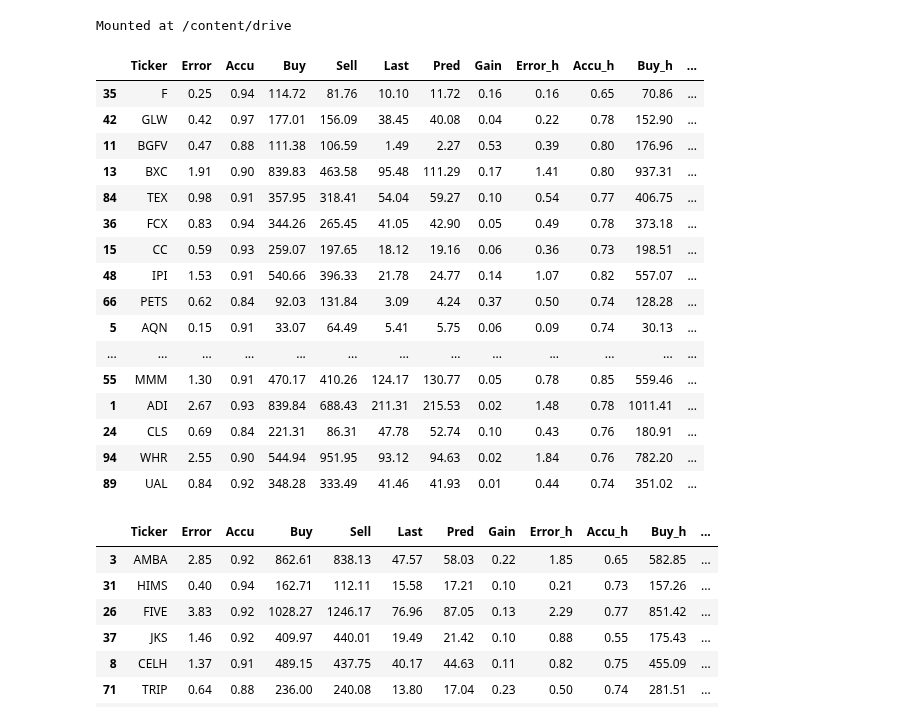
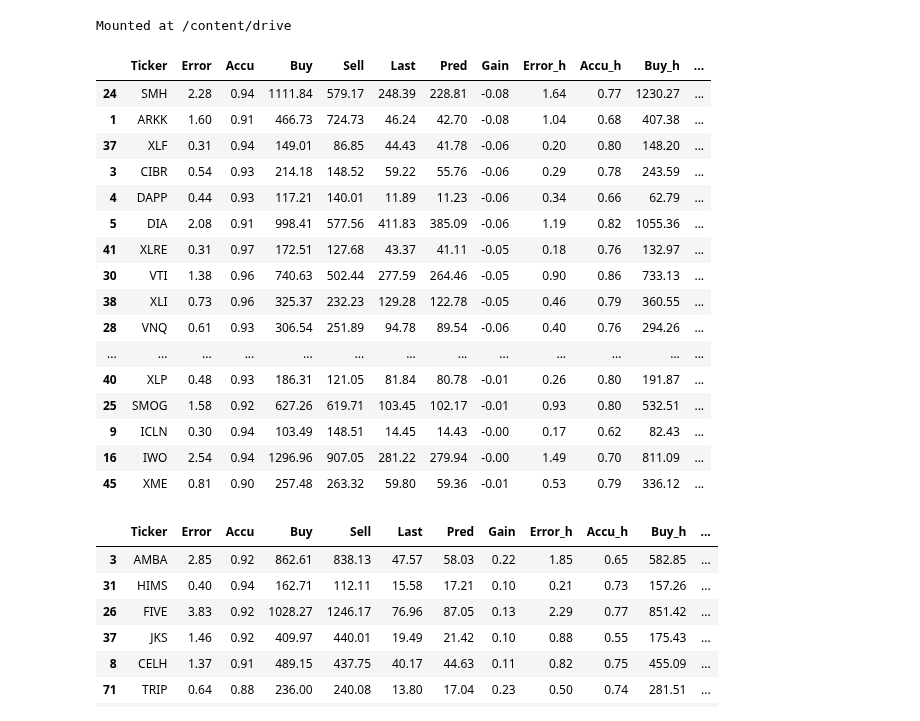
Before and after one commit to ahsank/StockML, a Jupyter notebook: TestLocal.ipynb, the cells around one changed output. Saved outputs shown, nothing was run; the diff lists cells and outputs as text; code cells hidden in the pictures.

```diff
--- a/TestLocal.ipynb
+++ b/TestLocal.ipynb
@@ -105,28 +105,28 @@ df  = pipeline.runModelCombinedVola(tickers, model, mod, True, loss=lossfn)
 # %%
 pd.options.display.max_columns = None
 addAllocHL(df, 0.10, 1)
-df1 = df[df.Gain > 0]
-df1.sort_values('Alloc', ascending=False).head(50)
-# df.iloc[(df.Alloc * abs(df.Gain_f)).sort_values(ascending=False).index]
+# df1 = df[df.Gain > 0]
+#df1.sort_values('Alloc', ascending=False).head(50)
+df.iloc[(df.Alloc * abs(df.Gain_f)).sort_values(ascending=False).index]
 #df.sort_values('Alloc', ascending=False).head(50)
 # %% [output]
 |  | Ticker | Error | Accu | Buy | Sell | Last | Pred | Gain | Error_h | Accu_h | Buy_h | ... |
-| 35 | F | 0.25 | 0.94 | 114.72 | 81.76 | 10.10 | 11.72 | 0.16 | 0.16 | 0.65 | 70.86 | ... |
-| 42 | GLW | 0.42 | 0.97 | 177.01 | 156.09 | 38.45 | 40.08 | 0.04 | 0.22 | 0.78 | 152.90 | ... |
-| 11 | BGFV | 0.47 | 0.88 | 111.38 | 106.59 | 1.49 | 2.27 | 0.53 | 0.39 | 0.80 | 176.96 | ... |
-| 13 | BXC | 1.91 | 0.90 | 839.83 | 463.58 | 95.48 | 111.29 | 0.17 | 1.41 | 0.80 | 937.31 | ... |
-| 84 | TEX | 0.98 | 0.91 | 357.95 | 318.41 | 54.04 | 59.27 | 0.10 | 0.54 | 0.77 | 406.75 | ... |
-| 36 | FCX | 0.83 | 0.94 | 344.26 | 265.45 | 41.05 | 42.90 | 0.05 | 0.49 | 0.78 | 373.18 | ... |
-| 15 | CC | 0.59 | 0.93 | 259.07 | 197.65 | 18.12 | 19.16 | 0.06 | 0.36 | 0.73 | 198.51 | ... |
-| 48 | IPI | 1.53 | 0.91 | 540.66 | 396.33 | 21.78 | 24.77 | 0.14 | 1.07 | 0.82 | 557.07 | ... |
-| 66 | PETS | 0.62 | 0.84 | 92.03 | 131.84 | 3.09 | 4.24 | 0.37 | 0.50 | 0.74 | 128.28 | ... |
-| 5 | AQN | 0.15 | 0.91 | 33.07 | 64.49 | 5.41 | 5.75 | 0.06 | 0.09 | 0.74 | 30.13 | ... |
+| 24 | SMH | 2.28 | 0.94 | 1111.84 | 579.17 | 248.39 | 228.81 | -0.08 | 1.64 | 0.77 | 1230.27 | ... |
+| 1 | ARKK | 1.60 | 0.91 | 466.73 | 724.73 | 46.24 | 42.70 | -0.08 | 1.04 | 0.68 | 407.38 | ... |
+| 37 | XLF | 0.31 | 0.94 | 149.01 | 86.85 | 44.43 | 41.78 | -0.06 | 0.20 | 0.80 | 148.20 | ... |
+| 3 | CIBR | 0.54 | 0.93 | 214.18 | 148.52 | 59.22 | 55.76 | -0.06 | 0.29 | 0.78 | 243.59 | ... |
+| 4 | DAPP | 0.44 | 0.93 | 117.21 | 140.01 | 11.89 | 11.23 | -0.06 | 0.34 | 0.66 | 62.79 | ... |
+| 5 | DIA | 2.08 | 0.91 | 998.41 | 577.56 | 411.83 | 385.09 | -0.06 | 1.19 | 0.82 | 1055.36 | ... |
+| 41 | XLRE | 0.31 | 0.97 | 172.51 | 127.68 | 43.37 | 41.11 | -0.05 | 0.18 | 0.76 | 132.97 | ... |
+| 30 | VTI | 1.38 | 0.96 | 740.63 | 502.44 | 277.59 | 264.46 | -0.05 | 0.90 | 0.86 | 733.13 | ... |
+| 38 | XLI | 0.73 | 0.96 | 325.37 | 232.23 | 129.28 | 122.78 | -0.05 | 0.46 | 0.79 | 360.55 | ... |
+| 28 | VNQ | 0.61 | 0.93 | 306.54 | 251.89 | 94.78 | 89.54 | -0.06 | 0.40 | 0.76 | 294.26 | ... |
 | ... | ... | ... | ... | ... | ... | ... | ... | ... | ... | ... | ... | ... |
-| 55 | MMM | 1.30 | 0.91 | 470.17 | 410.26 | 124.17 | 130.77 | 0.05 | 0.78 | 0.85 | 559.46 | ... |
-| 1 | ADI | 2.67 | 0.93 | 839.84 | 688.43 | 211.31 | 215.53 | 0.02 | 1.48 | 0.78 | 1011.41 | ... |
-| 24 | CLS | 0.69 | 0.84 | 221.31 | 86.31 | 47.78 | 52.74 | 0.10 | 0.43 | 0.76 | 180.91 | ... |
-| 94 | WHR | 2.55 | 0.90 | 544.94 | 951.95 | 93.12 | 94.63 | 0.02 | 1.84 | 0.76 | 782.20 | ... |
-| 89 | UAL | 0.84 | 0.92 | 348.28 | 333.49 | 41.46 | 41.93 | 0.01 | 0.44 | 0.74 | 351.02 | ... |
+| 40 | XLP | 0.48 | 0.93 | 186.31 | 121.05 | 81.84 | 80.78 | -0.01 | 0.26 | 0.80 | 191.87 | ... |
+| 25 | SMOG | 1.58 | 0.92 | 627.26 | 619.71 | 103.45 | 102.17 | -0.01 | 0.93 | 0.80 | 532.51 | ... |
+| 9 | ICLN | 0.30 | 0.94 | 103.49 | 148.51 | 14.45 | 14.43 | -0.00 | 0.17 | 0.62 | 82.43 | ... |
+| 16 | IWO | 2.54 | 0.94 | 1296.96 | 907.05 | 281.22 | 279.94 | -0.00 | 1.49 | 0.70 | 811.09 | ... |
+| 45 | XME | 0.81 | 0.90 | 257.48 | 263.32 | 59.80 | 59.36 | -0.01 | 0.53 | 0.79 | 336.12 | ... |
 # %%
 findata.EPOCHS=200
 model = "vols-6b-test"
```
